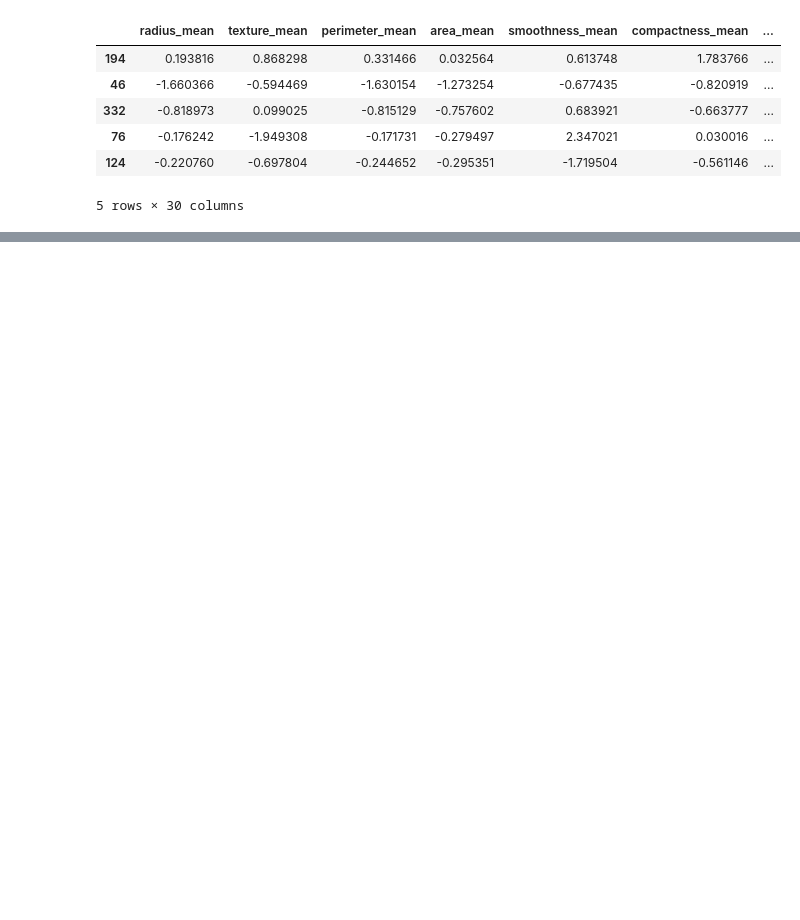
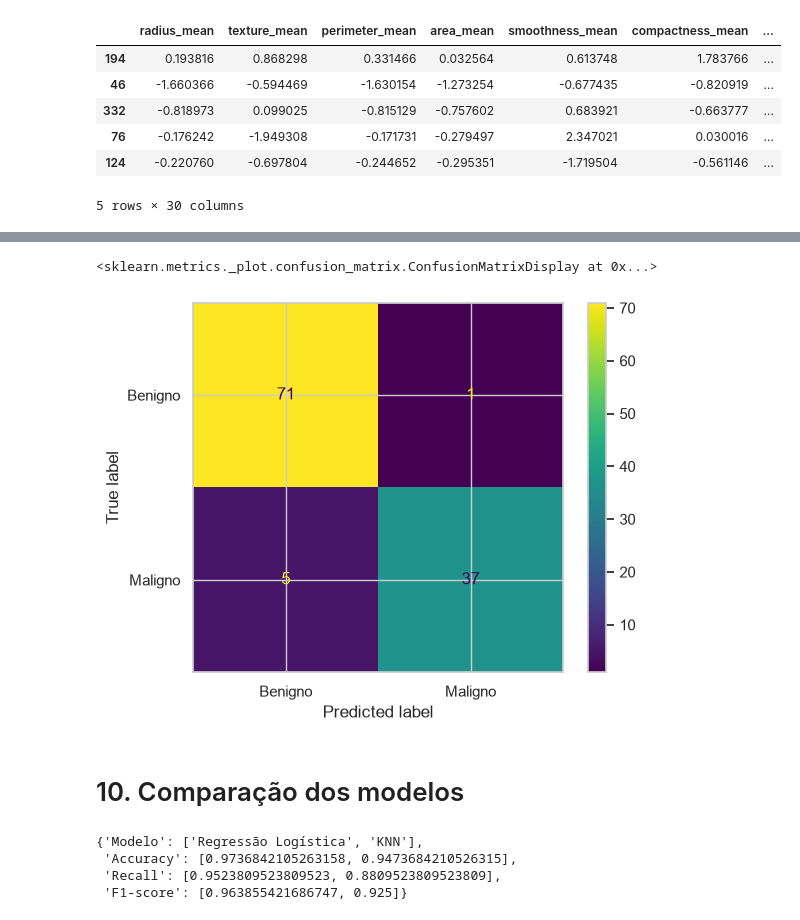
Before and after one commit to douglas-mcosta/fiap-tech-challenge-fase01, a Jupyter notebook: tech-challenge.ipynb, the cells around one changed output, grey strips where cells are left out. Drawn from its saved outputs; the diff is of its cells as text; code cells hidden in the pictures; blank space fills up the shorter version.

```diff
--- a/tech-challenge.ipynb
+++ b/tech-challenge.ipynb
@@ -578,0 +776,3 @@ Pipeline(steps=[('padronizacao', StandardScaler()),
+# %%
+modelo_regressao.fit(x_train, y_train)
+modelo_knn.fit(x_train, y_train)
@@ -709,0 +837,39 @@ Embora a acurácia seja igual, o modelo completo identificou mais casos malignos
+# %%
+matriz_knn = confusion_matrix(
+    y_test,
+    y_test_pred_knn,
+    labels=[0, 1]
+)
+
+ConfusionMatrixDisplay(
+    confusion_matrix=matriz_knn,
+    display_labels=["Benigno", "Maligno"]
+).plot()
+# %% [output]
+<sklearn.metrics._plot.confusion_matrix.ConfusionMatrixDisplay at 0x...>
+[figure, added]
+# %% [markdown]
+# 10. Comparação dos modelos
+# %%
+comparacao_modelos = {
+    "Modelo": ["Regressão Logística", "KNN"],
+    "Accuracy": [
+        accuracy_score(y_test, y_test_pred_regressao),
+        accuracy_score(y_test, y_test_pred_knn)
+    ],
+    "Recall": [
+        recall_score(y_test, y_test_pred_regressao, pos_label=1),
+        recall_score(y_test, y_test_pred_knn, pos_label=1)
+    ],
+    "F1-score": [
+        f1_score(y_test, y_test_pred_regressao, pos_label=1),
+        f1_score(y_test, y_test_pred_knn, pos_label=1)
+    ]
+}
+
+comparacao_modelos
+# %% [output]
+{'Modelo': ['Regressão Logística', 'KNN'],
+ 'Accuracy': [0.9736842105263158, 0.9473684210526315],
+ 'Recall': [0.9523809523809523, 0.8809523809523809],
+ 'F1-score': [0.963855421686747, 0.925]}
```
Also changed, not shown: parts of 71 cells of this notebook.
